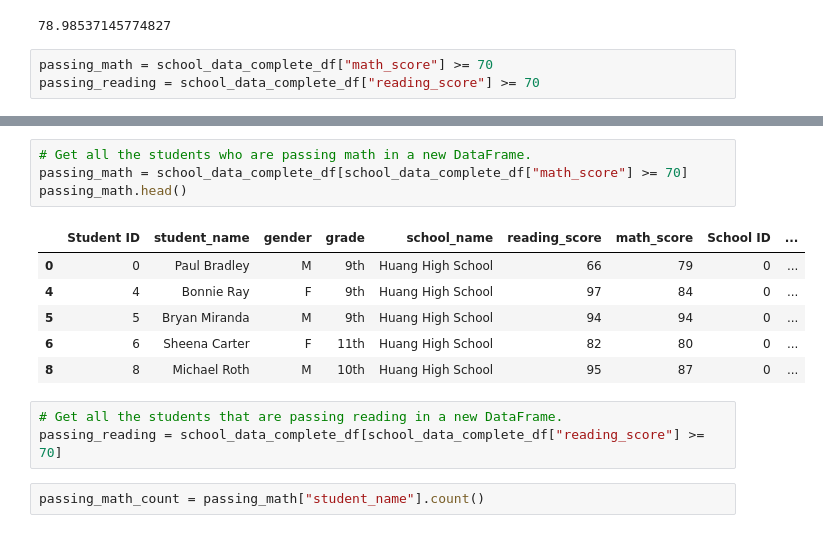
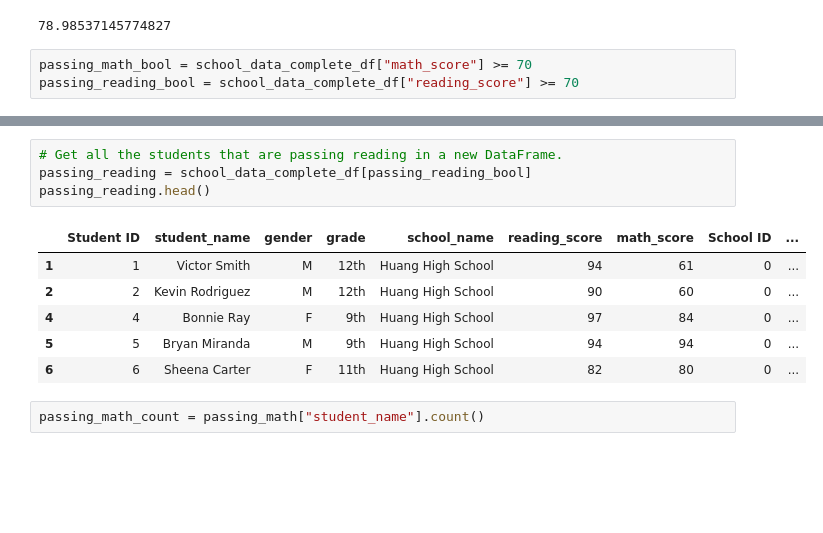
Before and after one commit to AmyLuc/School_District_Analysis, a Jupyter notebook: PyCitySchools.ipynb, the cells around one changed output, grey strips where cells are left out. Saved outputs shown, nothing was run; the diff lists cells and outputs as text; blank space fills up the shorter version.

Commit message:
School Data

```diff
--- a/PyCitySchools.ipynb
+++ b/PyCitySchools.ipynb
@@ -236,5 +227,5 @@ average_math_score
 # %% [output]
 78.98537145774827
 # %%
-passing_math = school_data_complete_df["math_score"] >= 70
-passing_reading = school_data_complete_df["reading_score"] >= 70
+passing_math_bool = school_data_complete_df["math_score"] >= 70
+passing_reading_bool = school_data_complete_df["reading_score"] >= 70
@@ -256,17 +262,14 @@ Name: math_score, Length: 39170, dtype: bool
 # %%
-# Get all the students who are passing math in a new DataFrame.
-passing_math = school_data_complete_df[school_data_complete_df["math_score"] >= 70]
-passing_math.head()
+# Get all the students that are passing reading in a new DataFrame.
+passing_reading = school_data_complete_df[passing_reading_bool]
+passing_reading.head()
 # %% [output]
 |  | Student ID | student_name | gender | grade | school_name | reading_score | math_score | School ID | ... |
-| 0 | 0 | Paul Bradley | M | 9th | Huang High School | 66 | 79 | 0 | ... |
+| 1 | 1 | Victor Smith | M | 12th | Huang High School | 94 | 61 | 0 | ... |
+| 2 | 2 | Kevin Rodriguez | M | 12th | Huang High School | 90 | 60 | 0 | ... |
 | 4 | 4 | Bonnie Ray | F | 9th | Huang High School | 97 | 84 | 0 | ... |
 | 5 | 5 | Bryan Miranda | M | 9th | Huang High School | 94 | 94 | 0 | ... |
 | 6 | 6 | Sheena Carter | F | 11th | Huang High School | 82 | 80 | 0 | ... |
-| 8 | 8 | Michael Roth | M | 10th | Huang High School | 95 | 87 | 0 | ... |
-# %%
-# Get all the students that are passing reading in a new DataFrame.
-passing_reading = school_data_complete_df[school_data_complete_df["reading_score"] >= 70]
 # %%
 passing_math_count = passing_math["student_name"].count()
 # %%
```
Also changed, not shown: parts of 9 cells of this notebook.
